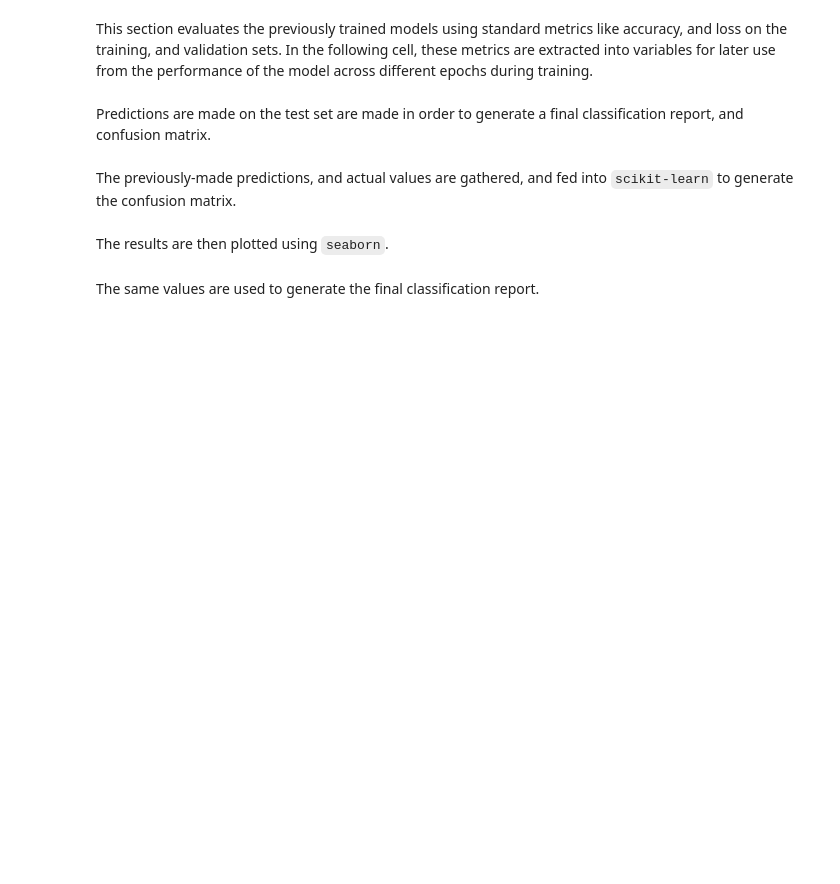
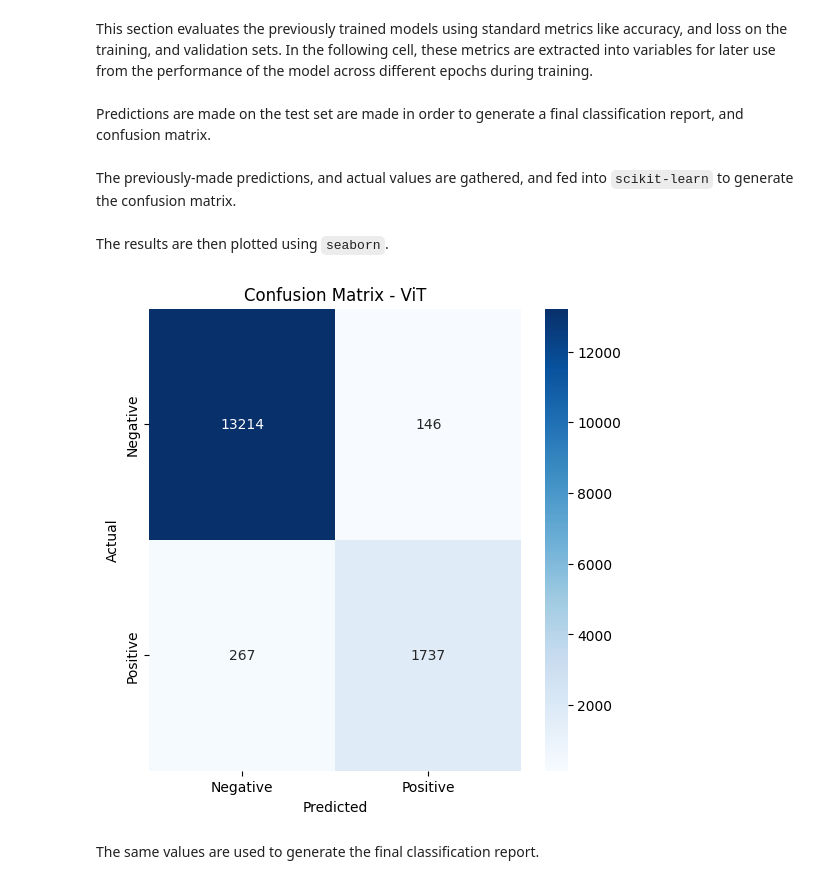
Before and after one commit to ica574/breast-cancer-classifier, a Jupyter notebook: Transformers.ipynb, the cells around one changed output. Drawn from its saved outputs; the diff is of its cells as text; code cells hidden in the pictures; blank space fills up the shorter version.

```diff
--- a/Transformers.ipynb
+++ b/Transformers.ipynb
@@ -392,7 +406,7 @@ The trainer, with all the parameters for training the model, is defined, includi
 training_args = TrainingArguments(
     output_dir="./models/vit-base-breast",
     per_device_train_batch_size=8,
-    evaluation_strategy="epoch",
+    eval_strategy="epoch",
     save_strategy="epoch",
     dataloader_num_workers=4,
     num_train_epochs=5,
@@ -456,12 +493,14 @@
 # %%
 plt.figure(figsize=(6, 6))
 sns.heatmap(
-    vit_cm, annot=True, fmt="d", cmap="Blues", xticklabels=target, yticklabels=target
+    vit_cm, annot=True, fmt="d", cmap="Blues", xticklabels=labels_list, yticklabels=labels_list
 )
 plt.title("Confusion Matrix - ViT")
 plt.xlabel("Predicted")
 plt.ylabel("Actual")
 plt.show()
+# %% [output]
+[figure, added]
 # %% [markdown]
 The same values are used to generate the final classification report.
 # %%
```
Also changed, not shown: parts of 16 cells of this notebook, 1 other file.
